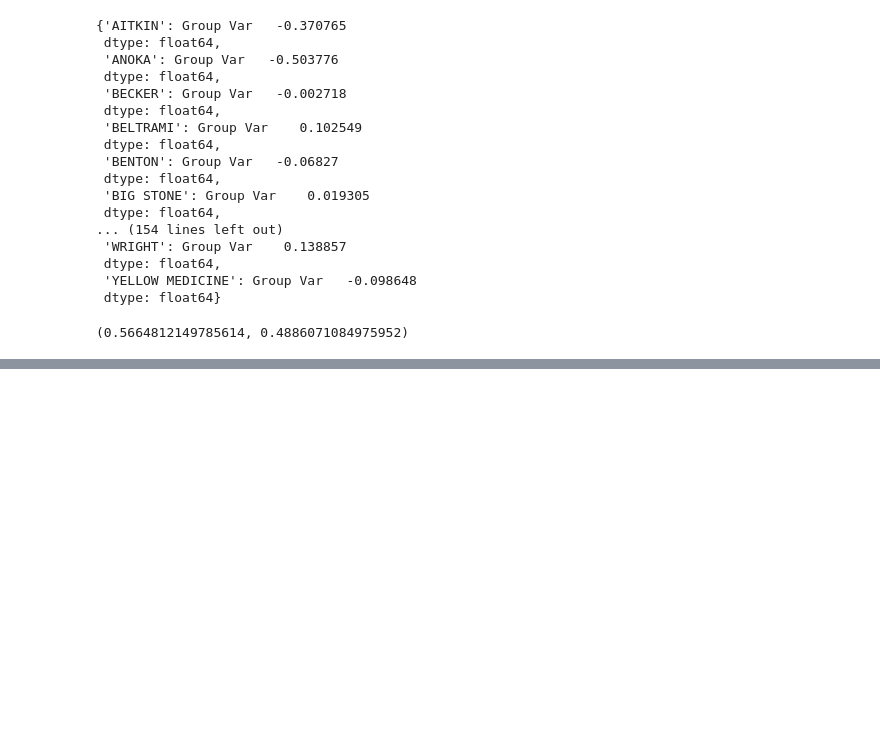
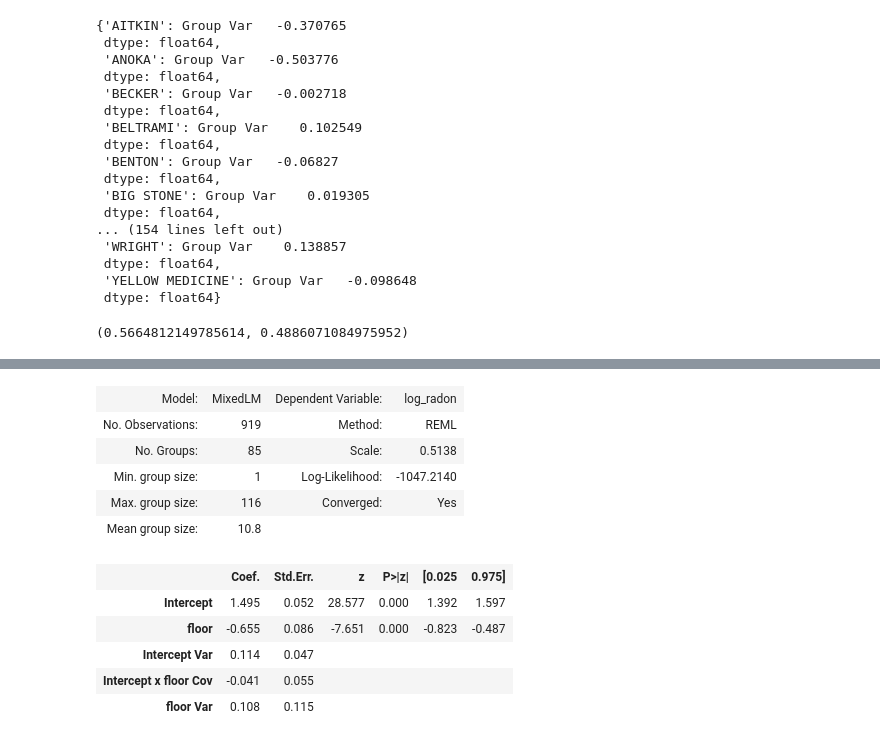
Before and after one commit to mgreenbe/DATA335W2025, a Jupyter notebook: code/random_effects.ipynb, the cells around one changed output, grey strips where cells are left out. Saved outputs shown, nothing was run; the diff lists cells and outputs as text; code cells hidden in the pictures; blank space fills up the shorter version.

```diff
--- a/code/random_effects.ipynb
+++ b/code/random_effects.ipynb
@@ -380,0 +522,15 @@ np.mean(fe_mses), np.mean(re_mses)
+# %%
+fit.summary()
+# %% [output]
+| Model: | MixedLM | Dependent Variable: | log_radon |
+| No. Observations: | 919 | Method: | REML |
+| No. Groups: | 85 | Scale: | 0.5138 |
+| Min. group size: | 1 | Log-Likelihood: | -1047.2140 |
+| Max. group size: | 116 | Converged: | Yes |
+| Mean group size: | 10.8 |  |  |
+|  | Coef. | Std.Err. | z | P>|z| | [0.025 | 0.975] |
+| Intercept | 1.495 | 0.052 | 28.577 | 0.000 | 1.392 | 1.597 |
+| floor | -0.655 | 0.086 | -7.651 | 0.000 | -0.823 | -0.487 |
+| Intercept Var | 0.114 | 0.047 |  |  |  |  |
+| Intercept x floor Cov | -0.041 | 0.055 |  |  |  |  |
+| floor Var | 0.108 | 0.115 |  |  |  |  |
```
Also changed, not shown: parts of 14 cells of this notebook.
